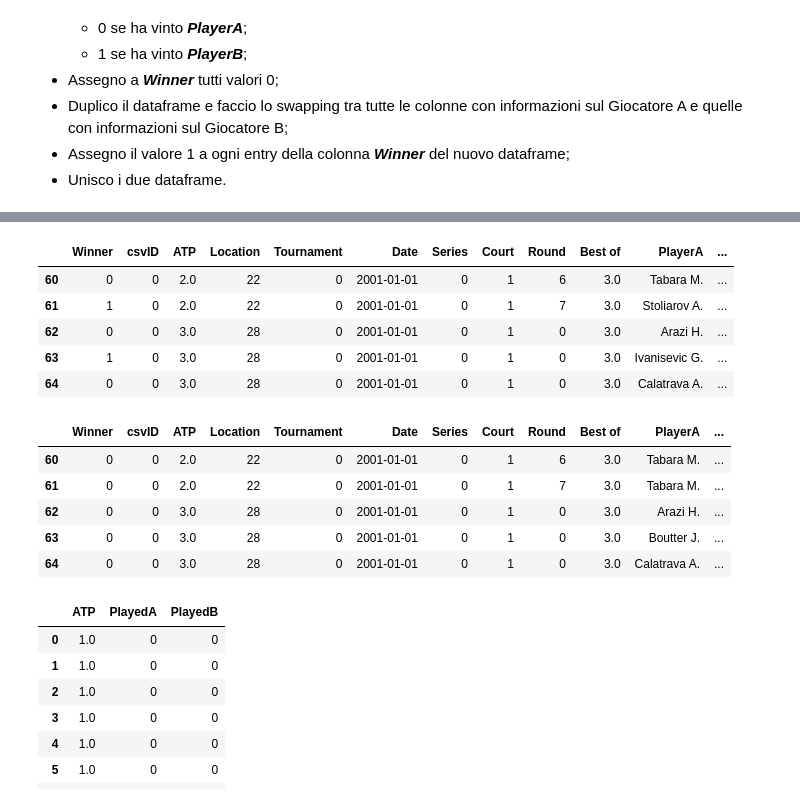
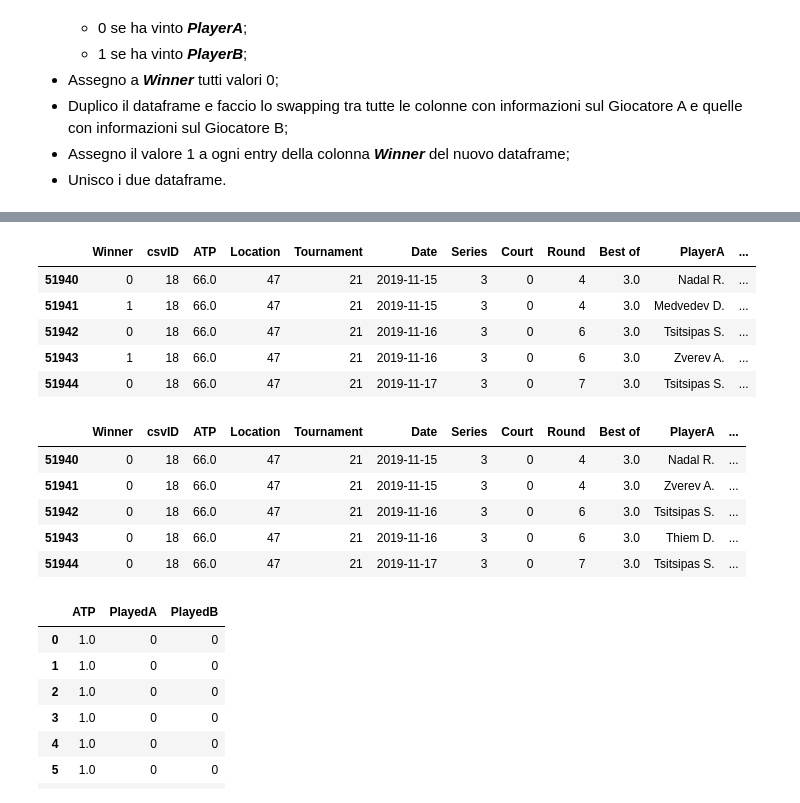
Before and after one commit to RiccardoSpolaor/Predict_Winner_2020_Australian_Open, a Jupyter notebook: Redone/05 ReBuilding The Prediction Model.ipynb, the cells around one changed output, grey strips where cells are left out. Cells and saved outputs as stored; diff of their text form; code cells hidden in the pictures.

```diff
--- a/Redone/05 ReBuilding The Prediction Model.ipynb
+++ b/Redone/05 ReBuilding The Prediction Model.ipynb
@@ -114,23 +114,23 @@ getInvertedDataFrame(['Player', 'Rank', 'RankFilled', 'Pts', 'PtsFilled', '1', '
                                           '5_2Mean', '5_3Mean', '5_4Mean', '5_5Mean', '5_setsMean'])
 # %%
 with pd.option_context('display.max_columns',None):
-    display(dataframe.iloc[60:65])
-    display(exdataframe.iloc[60:65])
+    display(dataframe.tail())
+    display(exdataframe.tail())
 
 #gamesWinRatioTourn pare avere problemi
 # %% [output]
 |  | Winner | csvID | ATP | Location | Tournament | Date | Series | Court | Round | Best of | PlayerA | ... |
-| 60 | 0 | 0 | 2.0 | 22 | 0 | 2001-01-01 | 0 | 1 | 6 | 3.0 | Tabara M. | ... |
-| 61 | 1 | 0 | 2.0 | 22 | 0 | 2001-01-01 | 0 | 1 | 7 | 3.0 | Stoliarov A. | ... |
-| 62 | 0 | 0 | 3.0 | 28 | 0 | 2001-01-01 | 0 | 1 | 0 | 3.0 | Arazi H. | ... |
-| 63 | 1 | 0 | 3.0 | 28 | 0 | 2001-01-01 | 0 | 1 | 0 | 3.0 | Ivanisevic G. | ... |
-| 64 | 0 | 0 | 3.0 | 28 | 0 | 2001-01-01 | 0 | 1 | 0 | 3.0 | Calatrava A. | ... |
+| 51940 | 0 | 18 | 66.0 | 47 | 21 | 2019-11-15 | 3 | 0 | 4 | 3.0 | Nadal R. | ... |
+| 51941 | 1 | 18 | 66.0 | 47 | 21 | 2019-11-15 | 3 | 0 | 4 | 3.0 | Medvedev D. | ... |
+| 51942 | 0 | 18 | 66.0 | 47 | 21 | 2019-11-16 | 3 | 0 | 6 | 3.0 | Tsitsipas S. | ... |
+| 51943 | 1 | 18 | 66.0 | 47 | 21 | 2019-11-16 | 3 | 0 | 6 | 3.0 | Zverev A. | ... |
+| 51944 | 0 | 18 | 66.0 | 47 | 21 | 2019-11-17 | 3 | 0 | 7 | 3.0 | Tsitsipas S. | ... |
 |  | Winner | csvID | ATP | Location | Tournament | Date | Series | Court | Round | Best of | PlayerA | ... |
-| 60 | 0 | 0 | 2.0 | 22 | 0 | 2001-01-01 | 0 | 1 | 6 | 3.0 | Tabara M. | ... |
-| 61 | 0 | 0 | 2.0 | 22 | 0 | 2001-01-01 | 0 | 1 | 7 | 3.0 | Tabara M. | ... |
-| 62 | 0 | 0 | 3.0 | 28 | 0 | 2001-01-01 | 0 | 1 | 0 | 3.0 | Arazi H. | ... |
-| 63 | 0 | 0 | 3.0 | 28 | 0 | 2001-01-01 | 0 | 1 | 0 | 3.0 | Boutter J. | ... |
-| 64 | 0 | 0 | 3.0 | 28 | 0 | 2001-01-01 | 0 | 1 | 0 | 3.0 | Calatrava A. | ... |
+| 51940 | 0 | 18 | 66.0 | 47 | 21 | 2019-11-15 | 3 | 0 | 4 | 3.0 | Nadal R. | ... |
+| 51941 | 0 | 18 | 66.0 | 47 | 21 | 2019-11-15 | 3 | 0 | 4 | 3.0 | Zverev A. | ... |
+| 51942 | 0 | 18 | 66.0 | 47 | 21 | 2019-11-16 | 3 | 0 | 6 | 3.0 | Tsitsipas S. | ... |
+| 51943 | 0 | 18 | 66.0 | 47 | 21 | 2019-11-16 | 3 | 0 | 6 | 3.0 | Thiem D. | ... |
+| 51944 | 0 | 18 | 66.0 | 47 | 21 | 2019-11-17 | 3 | 0 | 7 | 3.0 | Tsitsipas S. | ... |
 # %%
 dataframe = dataframe.reset_index(drop = True)
 dataframe.head(50)[['ATP','PlayedA','PlayedB']]
```
Also changed, not shown: parts of 3 cells of this notebook, 9 other files.
